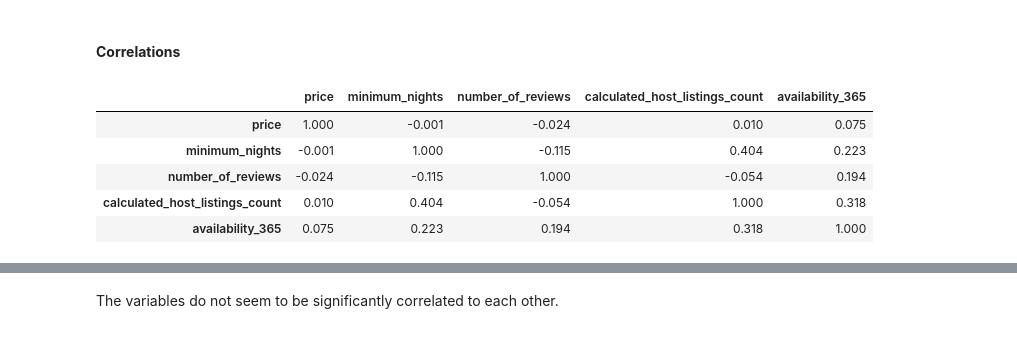
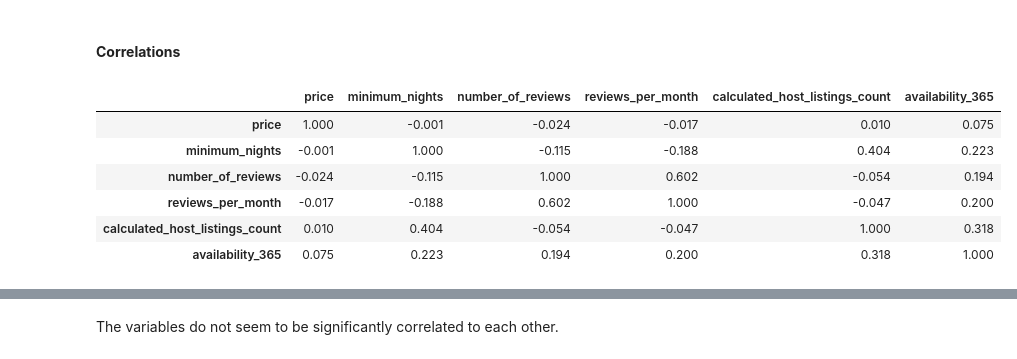
Before and after one commit to AlessandroSignoretto/Programming_project, a Jupyter notebook: Programming_project_pc.ipynb, the cells around one changed output, grey strips where cells are left out. Drawn from its saved outputs; the diff is of its cells as text; code cells hidden in the pictures.

```diff
--- a/Programming_project_pc.ipynb
+++ b/Programming_project_pc.ipynb
@@ -248,15 +249,16 @@ NY_dataset_wo.describe().T
 <h4><b>Correlations</b></h4>
 # %%
 #Get correlation between different numeric features
-corr = NY_dataset_wo[['price', 'minimum_nights', 'number_of_reviews', 'calculated_host_listings_count', 'availability_365']].corr()
+corr = NY_dataset_wo[['price', 'minimum_nights', 'number_of_reviews','reviews_per_month', 'calculated_host_listings_count', 'availability_365']].corr()
 corr
 # %% [output]
-|  | price | minimum_nights | number_of_reviews | calculated_host_listings_count | availability_365 |
-| price | 1.000 | -0.001 | -0.024 | 0.010 | 0.075 |
-| minimum_nights | -0.001 | 1.000 | -0.115 | 0.404 | 0.223 |
-| number_of_reviews | -0.024 | -0.115 | 1.000 | -0.054 | 0.194 |
-| calculated_host_listings_count | 0.010 | 0.404 | -0.054 | 1.000 | 0.318 |
-| availability_365 | 0.075 | 0.223 | 0.194 | 0.318 | 1.000 |
+|  | price | minimum_nights | number_of_reviews | reviews_per_month | calculated_host_listings_count | availability_365 |
+| price | 1.000 | -0.001 | -0.024 | -0.017 | 0.010 | 0.075 |
+| minimum_nights | -0.001 | 1.000 | -0.115 | -0.188 | 0.404 | 0.223 |
+| number_of_reviews | -0.024 | -0.115 | 1.000 | 0.602 | -0.054 | 0.194 |
+| reviews_per_month | -0.017 | -0.188 | 0.602 | 1.000 | -0.047 | 0.200 |
+| calculated_host_listings_count | 0.010 | 0.404 | -0.054 | -0.047 | 1.000 | 0.318 |
+| availability_365 | 0.075 | 0.223 | 0.194 | 0.200 | 0.318 | 1.000 |
 # %%
 plt.figure(figsize=(5,4))
 heatmap = sns.heatmap(corr, cmap='RdBu', fmt='.3f', annot=True)
```
Also changed, not shown: parts of 33 cells of this notebook.
